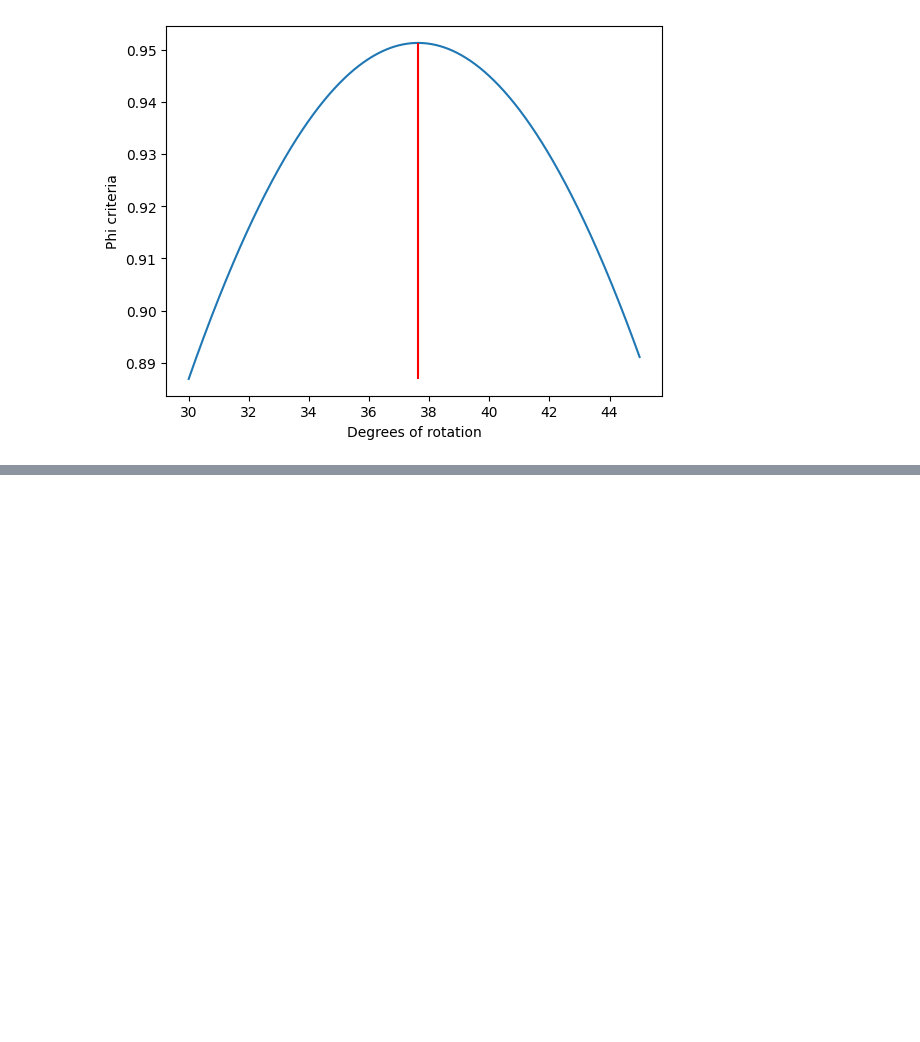
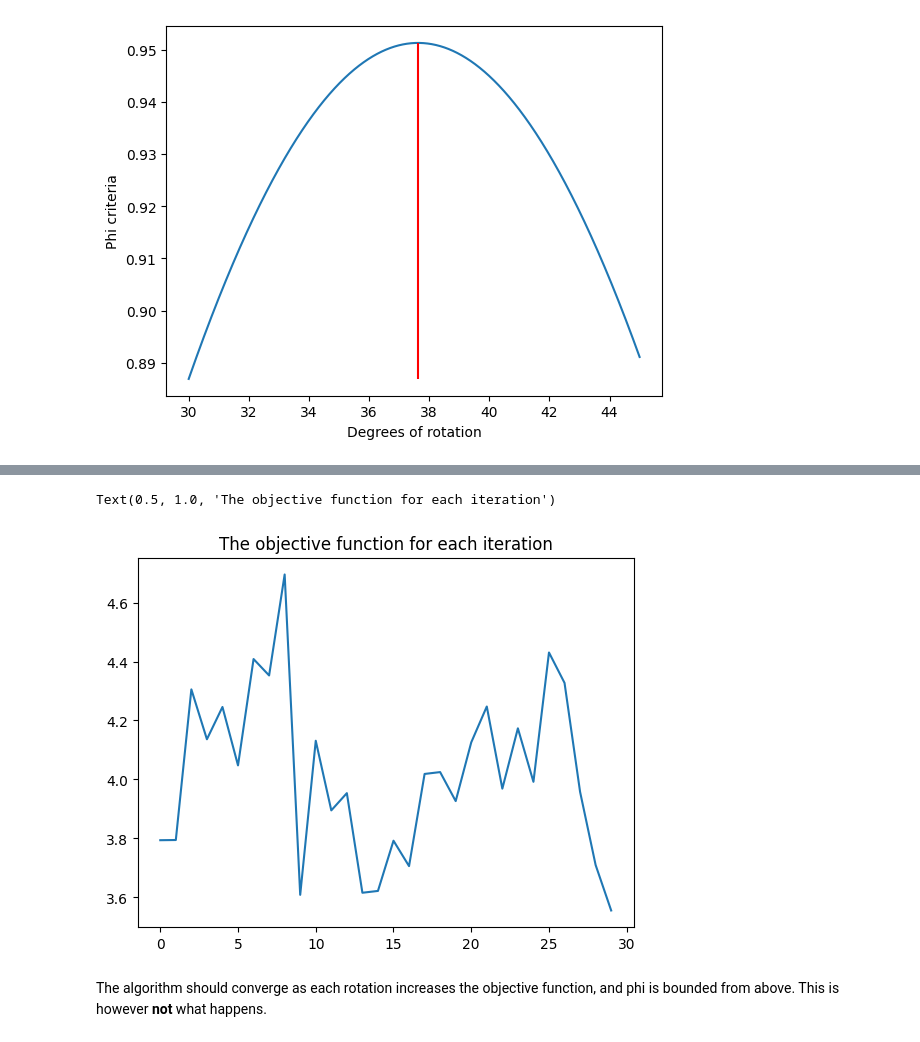
Before and after one commit to panther1427/Bachelorprojekt, a Jupyter notebook: varimax_criteria_validation.ipynb, the cells around one changed output, grey strips where cells are left out. Cells and saved outputs as stored; diff of their text form; code cells hidden in the pictures; blank space fills up the shorter version.

```diff
--- a/varimax_criteria_validation.ipynb
+++ b/varimax_criteria_validation.ipynb
@@ -31,6 +53,7 @@ phi = sum(sum((d[i,j] ** 2 - d_means[j]) ** 2 for i in range(p)) for j in range(
 Generalize to function:
 # %%
 def calculate_phi(theta_degrees, loadings_matrix):
+    p, k = loadings_matrix.shape
     h_i = np.sqrt(np.sum(loadings_matrix ** 2, axis=1))
     theta_rad = np.deg2rad(theta_degrees)
     G = np.array([[np.cos(theta_rad) , np.sin(theta_rad)],
@@ -75,0 +288,8 @@ Optimal degrees:  37.62976297629763
+# %%
+np.set_printoptions(linewidth=200)
+_, lambda_hat, success = factor_model_solution(corr_matrix,
+                                               k=7,
+                                               x0_guess=np.ones(corr_matrix.shape[0])
+                                               )
+print("Success :", success)
+np.round(lambda_hat, 3)
@@ -75,0 +324,41 @@ Optimal degrees:  37.62976297629763
+# %%
+rotation_lambda = lambda_hat.copy()
+k = rotation_lambda.shape[1]
+pairs = [(i,j) for i in range(k - 1) for j in range(k) if j > i]
+
+phi_iterations = []
+# Begin a cycle
+for _ in range(30):
+    for i,j in pairs:
+        # Pick out columns i,j and convert to k = 2 subproblem
+        two_loadings_columns = np.array([rotation_lambda[:,i], rotation_lambda[:, j]]).T
+
+        # Find optimal theta
+        problem = minimize(lambda x: -calculate_phi(theta_degrees=x, loadings_matrix=two_loadings_columns), x0=[45], bounds=[(-1, 360)])
+        if not problem.success:
+            raise Exception("Warning: Optimization algorithm didn't find optimal solution")
+
+        theta = problem.x[0] # Solution is given in a (1,) array
+
+
+        # Rotate columns
+        theta_rad = np.deg2rad(theta)
+        G = np.array([[np.cos(theta_rad) , np.sin(theta_rad)],
+                    [-np.sin(theta_rad), np.cos(theta_rad)]])
+
+        rotated_two_loadings = two_loadings_columns @ G
+
+        # Replace old columns
+        rotation_lambda[:,i] = rotated_two_loadings[:,0]
+        rotation_lambda[:,j] = rotated_two_loadings[:,1]
+
+        # Repeat
+    phi_iterations.append(phi_criterion(rotation_lambda))
+# %%
+plt.plot(phi_iterations)
+plt.title("The objective function for each iteration")
+# %% [output]
+Text(0.5, 1.0, 'The objective function for each iteration')
+[figure, added]
+# %% [markdown]
+The algorithm should converge as each rotation increases the objective function, and phi is bounded from above. This is however **not** what happens.
```
Also changed, not shown: parts of 21 cells of this notebook, 7 other files.
